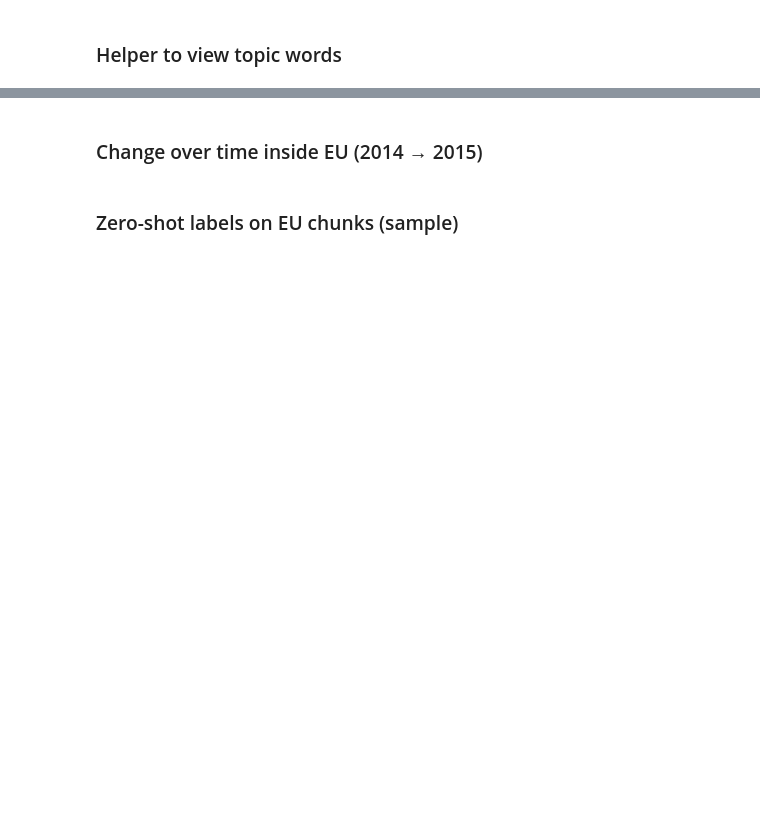
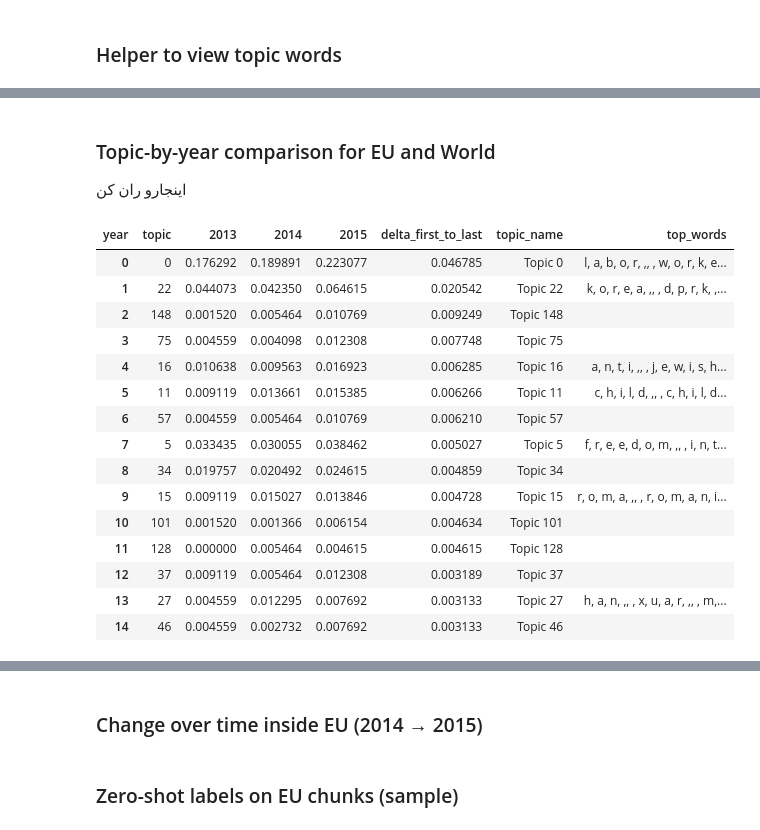
Before and after one commit to E-Zahra/Text-Mining-Project-US-EU-Diplomatic-Communications-2013-2015-, a Jupyter notebook: dataset /topicmodeling.ipynb, the cells around one changed output, grey strips where cells are left out. Saved outputs shown, nothing was run; the diff lists cells and outputs as text; code cells hidden in the pictures; blank space fills up the shorter version.

```diff
--- a/dataset /topicmodeling.ipynb
+++ b/dataset /topicmodeling.ipynb
@@ -379,0 +637,15 @@ compare.sort_values("delta_EU_minus_NonEU", ascending=False).head(15)
+# %%
+def representative_chunks(df, topic_id, n=3):
+    sub = df[df["topic"] == topic_id].copy()
+    if len(sub) == 0:
+        return []
+    # choose longer chunks so they contain more meaning
+    sub["n_words"] = sub["text"].str.split().str.len()
+    sub = sub.sort_values("n_words", ascending=False).head(20)
+    return sub.sample(min(n, len(sub)), random_state=42)[["year","country","section","text"]].to_dict("records")
+
+for tid in valid_topic_ids[:10]:
+    print("\n", tid, topic_name(tid), topic_words_str(topic_model, tid, 10))
+    reps = representative_chunks(df, tid, n=2)
+    for r in reps:
+        print(" -", r["country"], r["year"], r["section"], ":", r["text"][:200], "...")
@@ -379,0 +731,40 @@ compare.sort_values("delta_EU_minus_NonEU", ascending=False).head(15)
+# %% [markdown]
+### Topic-by-year comparison for EU and World
+اینجارو ران کن
+# %%
+def topic_share_by_year(subdf, label):
+    t = (subdf[subdf["topic"] != -1]
+         .groupby(["year","topic"]).size().reset_index(name="n"))
+    t["share"] = t["n"] / t.groupby("year")["n"].transform("sum")
+    t["group"] = label
+    return t
+
+eu_year = topic_share_by_year(df[df["is_eu"]], "EU")
+world_year = topic_share_by_year(df, "World")
+year_cmp = pd.concat([eu_year, world_year], ignore_index=True)
+
+# Show top changing topics from first year to last year inside EU
+pivot = eu_year.pivot_table(index="topic", columns="year", values="share", fill_value=0.0)
+years = sorted(pivot.columns.tolist())
+pivot["delta_first_to_last"] = pivot[years[-1]] - pivot[years[0]]
+out = pivot.sort_values("delta_first_to_last", ascending=False).head(15).copy()
+out["topic_name"] = out.index.map(topic_name)
+out["top_words"] = out.index.map(lambda t: ", ".join(topic_words_str(topic_model, int(t), 8)))
+out.reset_index().rename(columns={"index":"topic"})
+# %% [output]
+| year | topic | 2013 | 2014 | 2015 | delta_first_to_last | topic_name | top_words |
+| 0 | 0 | 0.176292 | 0.189891 | 0.223077 | 0.046785 | Topic 0 | l, a, b, o, r, ,, , w, o, r, k, e... |
+| 1 | 22 | 0.044073 | 0.042350 | 0.064615 | 0.020542 | Topic 22 | k, o, r, e, a, ,, , d, p, r, k, ,... |
+| 2 | 148 | 0.001520 | 0.005464 | 0.010769 | 0.009249 | Topic 148 |  |
+| 3 | 75 | 0.004559 | 0.004098 | 0.012308 | 0.007748 | Topic 75 |  |
+| 4 | 16 | 0.010638 | 0.009563 | 0.016923 | 0.006285 | Topic 16 | a, n, t, i, ,, , j, e, w, i, s, h... |
+| 5 | 11 | 0.009119 | 0.013661 | 0.015385 | 0.006266 | Topic 11 | c, h, i, l, d, ,, , c, h, i, l, d... |
+| 6 | 57 | 0.004559 | 0.005464 | 0.010769 | 0.006210 | Topic 57 |  |
+| 7 | 5 | 0.033435 | 0.030055 | 0.038462 | 0.005027 | Topic 5 | f, r, e, e, d, o, m, ,, , i, n, t... |
+| 8 | 34 | 0.019757 | 0.020492 | 0.024615 | 0.004859 | Topic 34 |  |
+| 9 | 15 | 0.009119 | 0.015027 | 0.013846 | 0.004728 | Topic 15 | r, o, m, a, ,, , r, o, m, a, n, i... |
+| 10 | 101 | 0.001520 | 0.001366 | 0.006154 | 0.004634 | Topic 101 |  |
+| 11 | 128 | 0.000000 | 0.005464 | 0.004615 | 0.004615 | Topic 128 |  |
+| 12 | 37 | 0.009119 | 0.005464 | 0.012308 | 0.003189 | Topic 37 |  |
+| 13 | 27 | 0.004559 | 0.012295 | 0.007692 | 0.003133 | Topic 27 | h, a, n, ,, , x, u, a, r, ,, , m,... |
+| 14 | 46 | 0.004559 | 0.002732 | 0.007692 | 0.003133 | Topic 46 |  |
```
Also changed, not shown: parts of 64 cells of this notebook, 2 other files.
